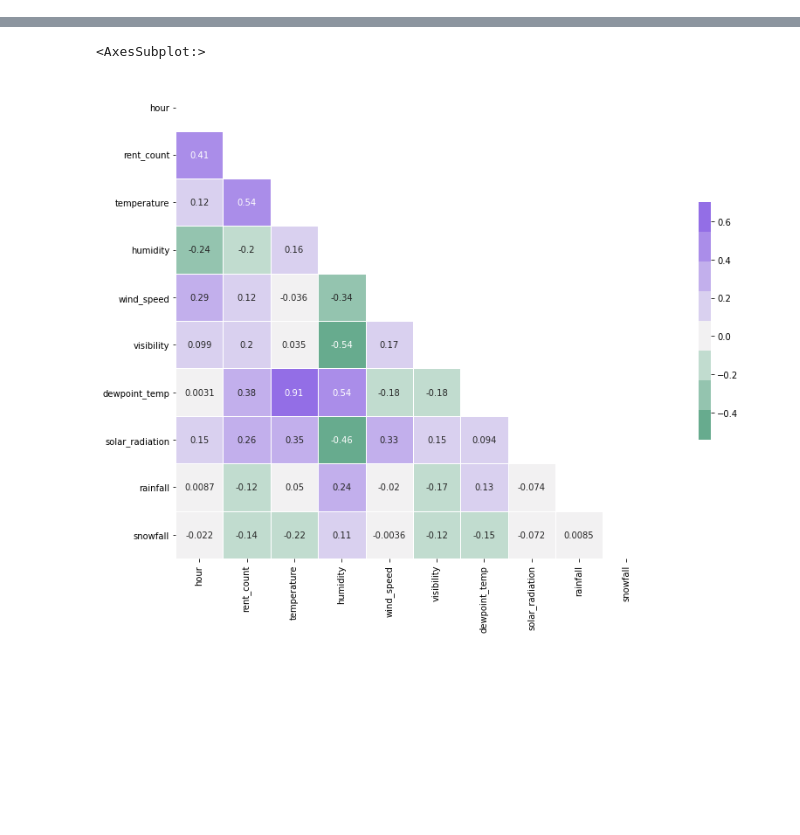
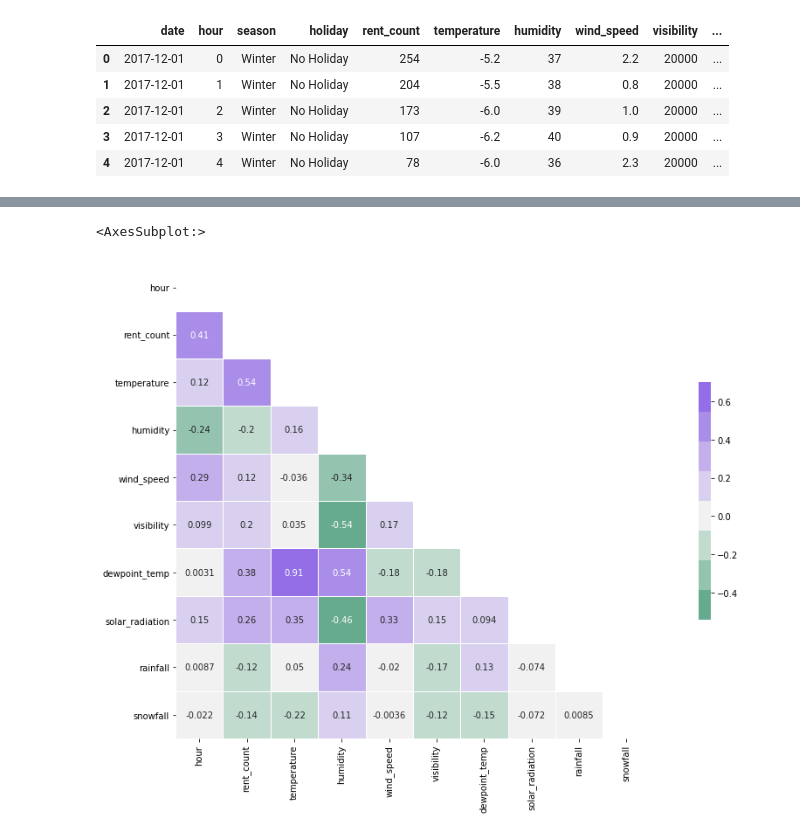
Before and after one commit to Jiian/seoulbike, a Jupyter notebook: data_eda/correlation.ipynb, the cells around one changed output, grey strips where cells are left out. Cells and saved outputs as stored; diff of their text form; code cells hidden in the pictures; blank space fills up the shorter version.

```diff
--- a/data_eda/correlation.ipynb
+++ b/data_eda/correlation.ipynb
@@ -6,0 +30,10 @@ import seaborn as sns
+# %%
+df = dfr.drop(['Unnamed: 0', 'Unnamed: 0.1', 'datetime', 'open', 'dayName_of_week', 'month_name'], axis = 1, inplace = False)
+df.head()
+# %% [output]
+|  | date | hour | season | holiday | rent_count | temperature | humidity | wind_speed | visibility | ... |
+| 0 | 2017-12-01 | 0 | Winter | No Holiday | 254 | -5.2 | 37 | 2.2 | 20000 | ... |
+| 1 | 2017-12-01 | 1 | Winter | No Holiday | 204 | -5.5 | 38 | 0.8 | 20000 | ... |
+| 2 | 2017-12-01 | 2 | Winter | No Holiday | 173 | -6.0 | 39 | 1.0 | 20000 | ... |
+| 3 | 2017-12-01 | 3 | Winter | No Holiday | 107 | -6.2 | 40 | 0.9 | 20000 | ... |
+| 4 | 2017-12-01 | 4 | Winter | No Holiday | 78 | -6.0 | 36 | 2.3 | 20000 | ... |
```
Also changed, not shown: parts of 7 cells of this notebook, 4 other files.
